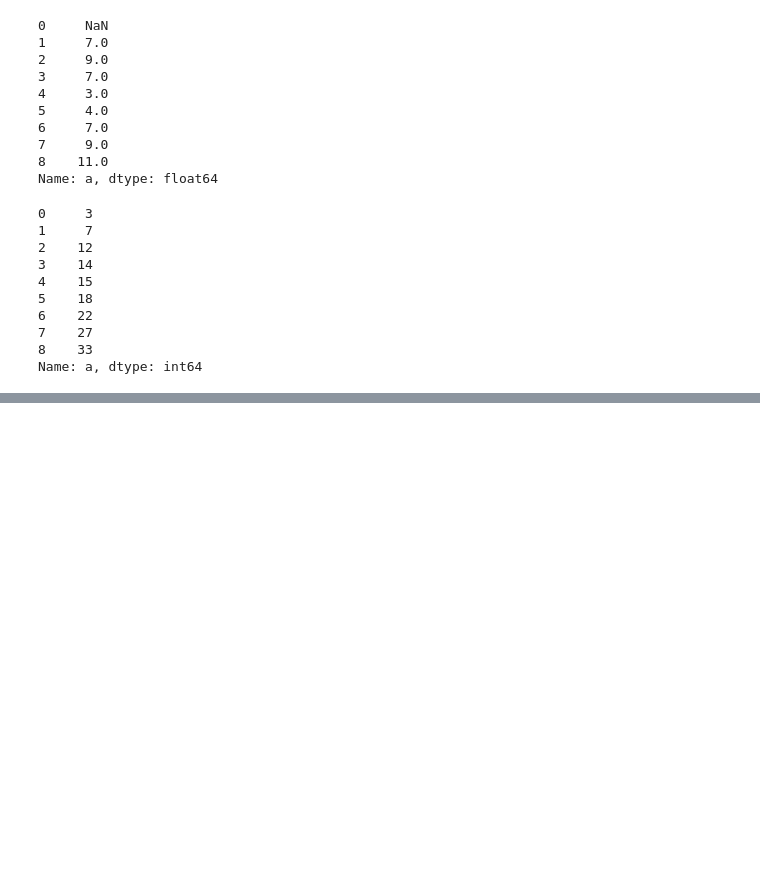
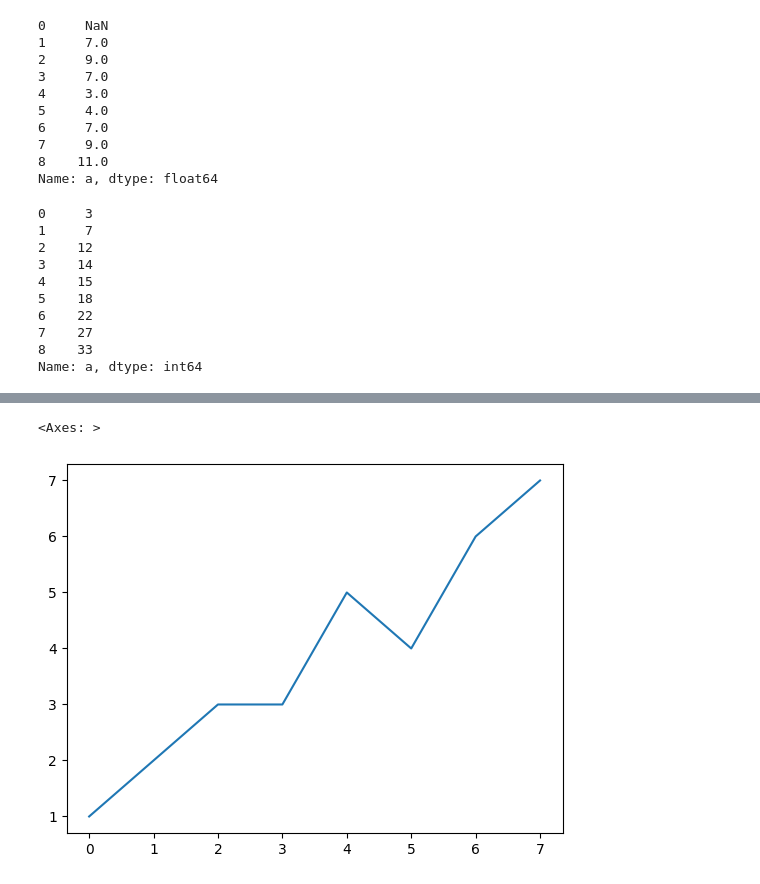
Before and after one commit to prathmeshpatil98/learnpandas, a Jupyter notebook: Advance_pandas_new2.ipynb, the cells around one changed output, grey strips where cells are left out. Cells and saved outputs as stored; diff of their text form; code cells hidden in the pictures; blank space fills up the shorter version.

```diff
--- a/Advance_pandas_new2.ipynb
+++ b/Advance_pandas_new2.ipynb
@@ -256,0 +380,3 @@ Name: a, dtype: int64
+# %%
+d = pds.Series([1,2,3,3,5,4,6,7])
+d
@@ -256,0 +393,5 @@ Name: a, dtype: int64
+# %%
+d.plot()
+# %% [output]
+<Axes: >
+[figure, added]
```
Also changed, not shown: parts of 24 cells of this notebook, 1 other file.
